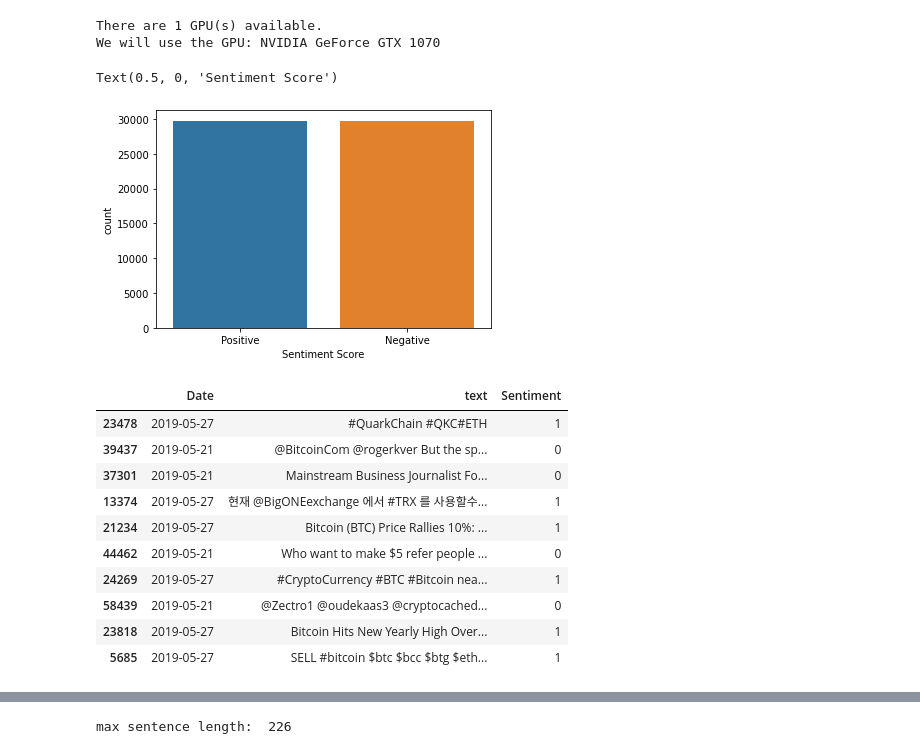
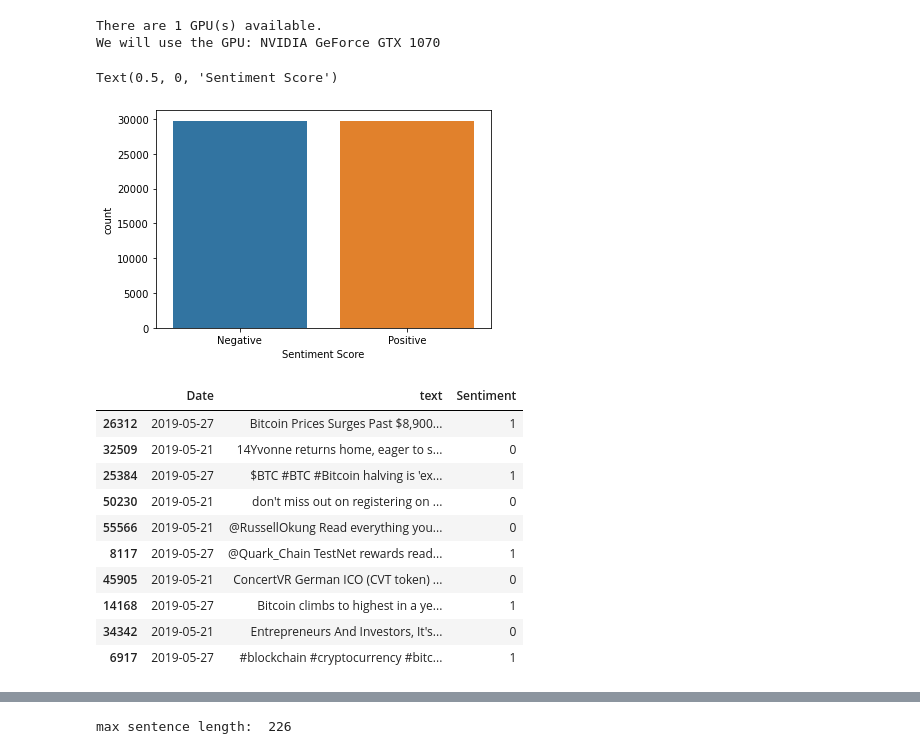
Before and after one commit to PhilipCappello/FineTuningBert, a Jupyter notebook: DefaultBert.ipynb, the cells around one changed output, grey strips where cells are left out. Cells and saved outputs as stored; diff of their text form; code cells hidden in the pictures.

```diff
--- a/DefaultBert.ipynb
+++ b/DefaultBert.ipynb
@@ -53,34 +51,35 @@ We will use the GPU: NVIDIA GeForce GTX 1070
 # %%
 import pandas as pd
 import seaborn as sns
 import numpy as np
 import matplotlib.pyplot as plt
 
 df = pd.read_csv('CSVFiles/training-data-positive-and-negative-sentiment-english.csv')
 df = df.drop('Unnamed: 0',axis=1)
+df = df.sample(frac=1)
 # df = df.iloc[:,[1,7]]
-# df = df[~df.Sentiment.str.contains("neutral")]
+df = df[~df.Sentiment.str.contains("neutral")]
 sns.countplot(x=df.Sentiment)
 plt.xlabel('Sentiment Score')
 # %% [output]
 Text(0.5, 0, 'Sentiment Score')
-[figure, old version]
+[figure, new version]
 # %%
 encoded_label = {'Negative': 0, 'Positive': 1}
 df['Sentiment'] = df['Sentiment'].map(encoded_label)
 df.sample(10)
 # %% [output]
 |  | Date | text | Sentiment |
-| 23478 | 2019-05-27 | #QuarkChain #QKC#ETH | 1 |
-| 39437 | 2019-05-21 | @BitcoinCom @rogerkver But the sp... | 0 |
-| 37301 | 2019-05-21 | Mainstream Business Journalist Fo... | 0 |
-| 13374 | 2019-05-27 | 현재 @BigONEexchange 에서 #TRX 를 사용할수... | 1 |
-| 21234 | 2019-05-27 | Bitcoin (BTC) Price Rallies 10%: ... | 1 |
-| 44462 | 2019-05-21 | Who want to make $5 refer people ... | 0 |
-| 24269 | 2019-05-27 | #CryptoCurrency #BTC #Bitcoin nea... | 1 |
-| 58439 | 2019-05-21 | @Zectro1 @oudekaas3 @cryptocached... | 0 |
-| 23818 | 2019-05-27 | Bitcoin Hits New Yearly High Over... | 1 |
-| 5685 | 2019-05-27 | SELL #bitcoin $btc $bcc $btg $eth... | 1 |
+| 26312 | 2019-05-27 | Bitcoin Prices Surges Past $8,900... | 1 |
+| 32509 | 2019-05-21 | 14Yvonne returns home, eager to s... | 0 |
+| 25384 | 2019-05-27 | $BTC #BTC #Bitcoin halving is 'ex... | 1 |
+| 50230 | 2019-05-21 | don't miss out on registering on ... | 0 |
+| 55566 | 2019-05-21 | @RussellOkung Read everything you... | 0 |
+| 8117 | 2019-05-27 | @Quark_Chain TestNet rewards read... | 1 |
+| 45905 | 2019-05-21 | ConcertVR German ICO (CVT token) ... | 0 |
+| 14168 | 2019-05-27 | Bitcoin climbs to highest in a ye... | 1 |
+| 34342 | 2019-05-21 | Entrepreneurs And Investors, It's... | 0 |
+| 6917 | 2019-05-27 | #blockchain #cryptocurrency #bitc... | 1 |
 # %%
 from transformers import BertTokenizer
 
```
Also changed, not shown: parts of 12 cells of this notebook.
